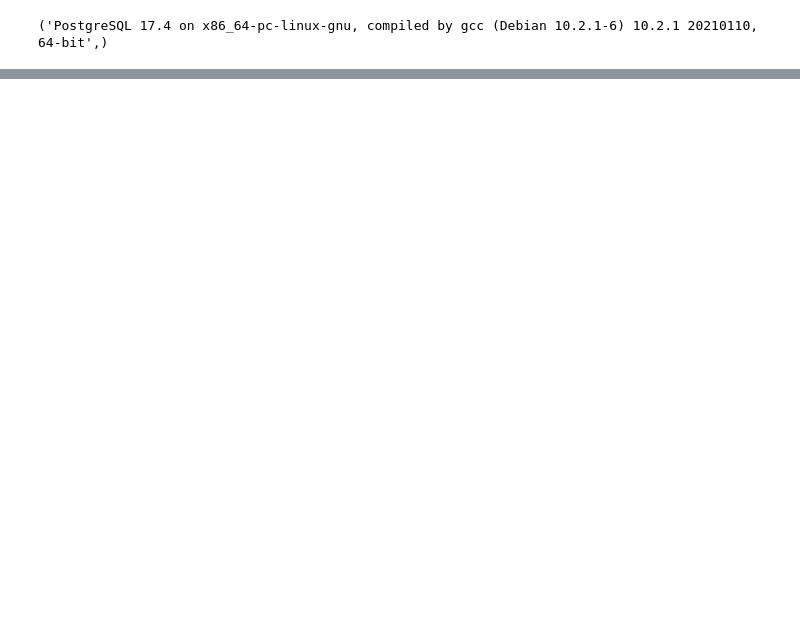
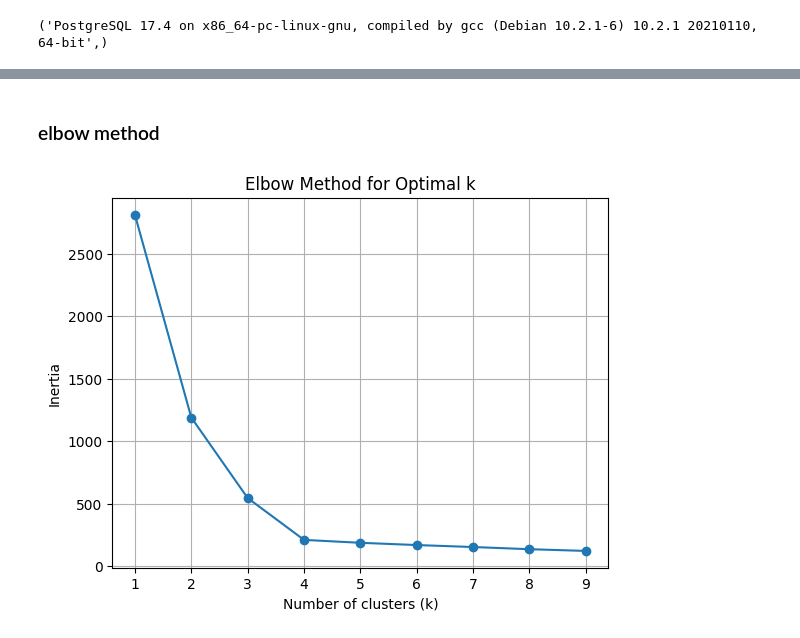
Before and after one commit to veldhub/veld_code__embeddings_platform, a Jupyter notebook: src/notebooks/analyse_embeddings.ipynb, the cells around one changed output, grey strips where cells are left out. Cells and saved outputs as stored; diff of their text form; code cells hidden in the pictures; blank space fills up the shorter version.

```diff
--- a/src/notebooks/analyse_embeddings.ipynb
+++ b/src/notebooks/analyse_embeddings.ipynb
@@ -83,0 +265,26 @@ show_plot_pca(labels_embeddings)
+# %% [markdown]
+### elbow method
+# %%
+from sklearn.datasets import make_blobs
+import matplotlib.pyplot as plt
+from sklearn.cluster import KMeans
+
+X, _ = make_blobs(n_samples=300, centers=4, cluster_std=0.6, random_state=0)
+
+inertia = []
+K = range(1, 10)
+
+for k in K:
+    model = KMeans(n_clusters=k, n_init=10, random_state=0)
+    model.fit(X)
+    inertia.append(model.inertia_)
+
+# Plot elbow curve
+plt.plot(K, inertia, marker='o')
+plt.xlabel('Number of clusters (k)')
+plt.ylabel('Inertia')
+plt.title('Elbow Method for Optimal k')
+plt.grid(True)
+plt.show()
+# %% [output]
+[figure, added]
```
Also changed, not shown: parts of 33 cells of this notebook, 1 other file.
